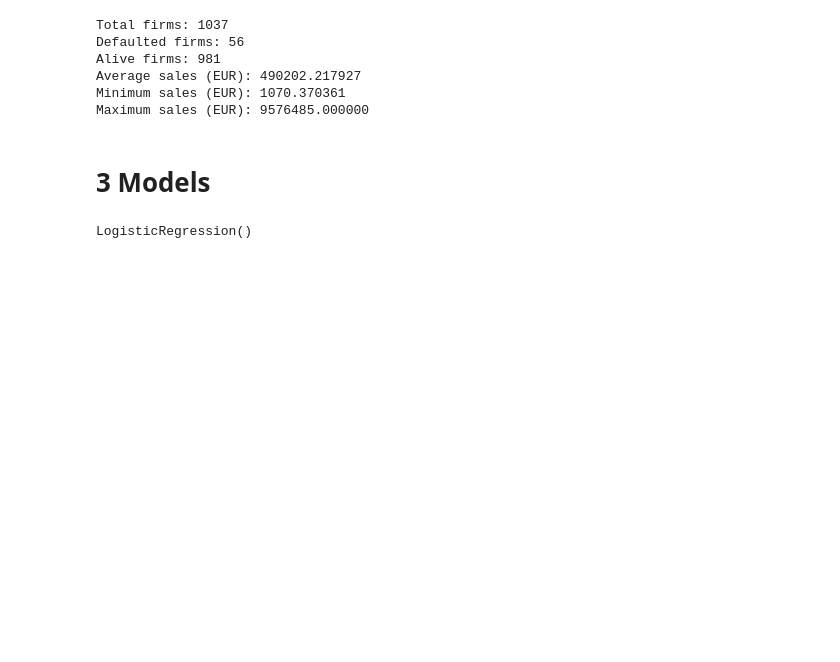
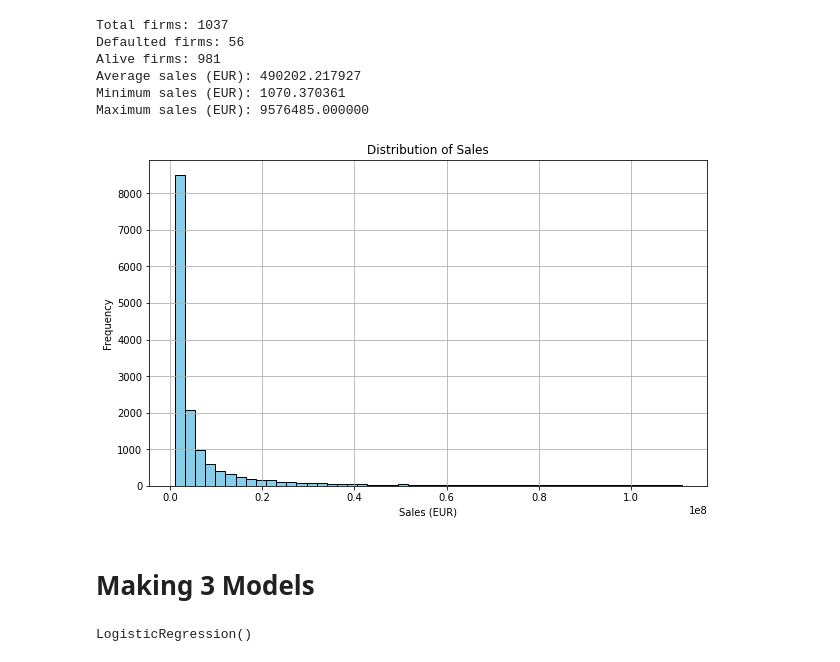
Before and after one commit to Jk33033/DA3-HW3, a Jupyter notebook: main.ipynb, the cells around one changed output. Drawn from its saved outputs; the diff is of its cells as text; code cells hidden in the pictures; blank space fills up the shorter version.

```diff
--- a/main.ipynb
+++ b/main.ipynb
@@ -156,8 +156,18 @@ Alive firms: 981
 Average sales (EUR): 490202.217927
 Minimum sales (EUR): 1070.370361
 Maximum sales (EUR): 9576485.000000
+# %%
+plt.figure(figsize=(10, 6))
+plt.hist(data[data['sales']>1000000]['sales'], bins=50, color='skyblue', edgecolor='black')
+plt.title('Distribution of Sales')
+plt.xlabel('Sales (EUR)')
+plt.ylabel('Frequency')
+plt.grid(True)
+plt.show()
+# %% [output]
+[figure, added]
 # %% [markdown]
-#  3 Models
+#  Making 3 Models
 # %%
 # Step 2: Split the data into features (X) and target variable (y)
 X = data.drop('default', axis=1)
```
Also changed, not shown: parts of 3 cells of this notebook, 4 other files.
